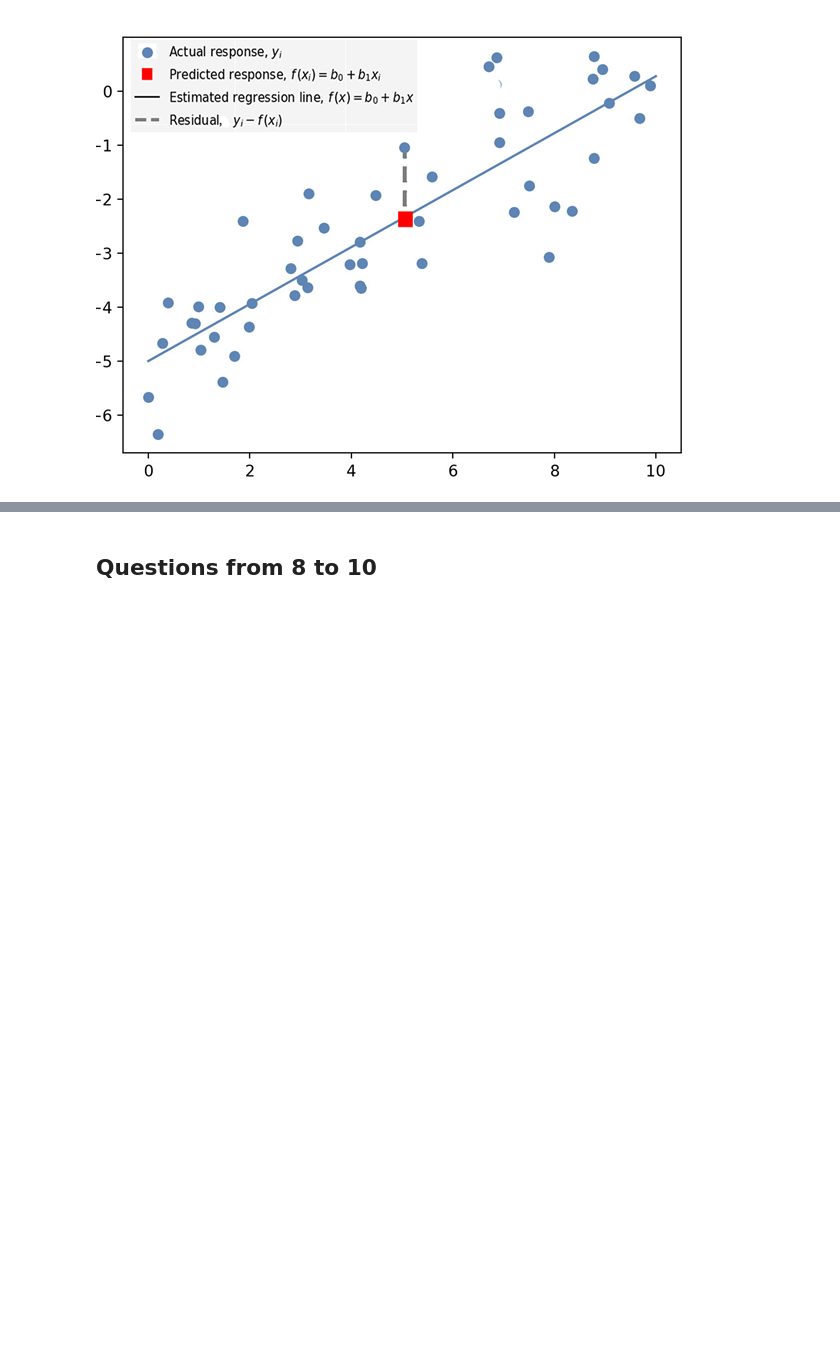
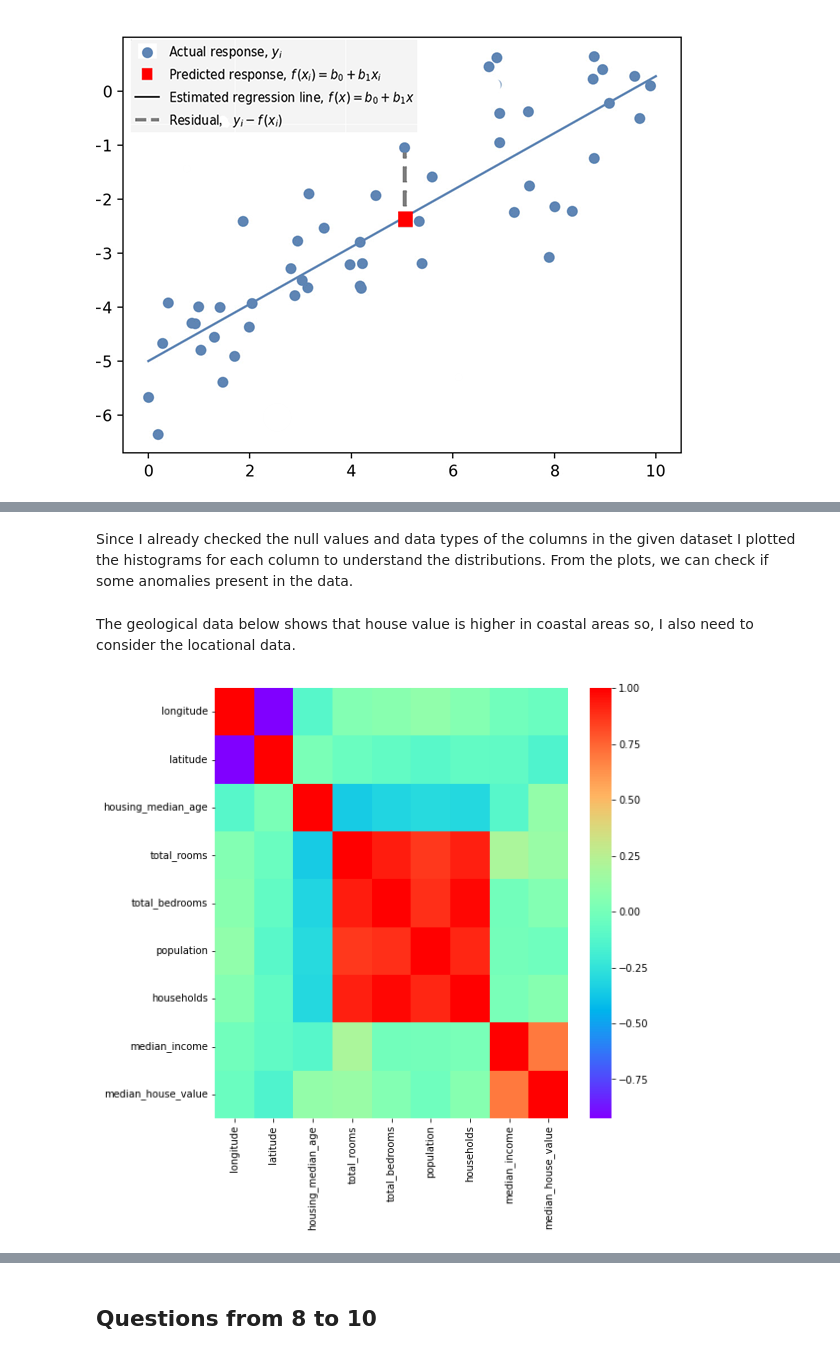
Before and after one commit to beyzaozen/Ferrero_BusinessCase, a Jupyter notebook: CaseStudy.ipynb, the cells around one changed output, grey strips where cells are left out. Drawn from its saved outputs; the diff is of its cells as text; code cells hidden in the pictures; blank space fills up the shorter version.

```diff
--- a/CaseStudy.ipynb
+++ b/CaseStudy.ipynb
@@ -200,0 +230,4 @@ reg.score(X_test, y_test)
+# %% [markdown]
+Since I already checked the null values and data types of the columns in the given dataset I plotted the histograms for  each column to understand the distributions. From the plots, we can check if  some anomalies present in the data.
+# %% [markdown]
+The geological data below shows that house value is higher in coastal areas so, I also need to consider the locational data.
@@ -200,0 +239,8 @@ reg.score(X_test, y_test)
+# %%
+corrmat = df_train.corr()
+
+f, ax = plt.subplots(figsize =(8, 8))
+sns.heatmap(corrmat, ax = ax, cmap ="rainbow")
+plt.show()
+# %% [output]
+[figure, added]
```
Also changed, not shown: parts of 23 cells of this notebook.
